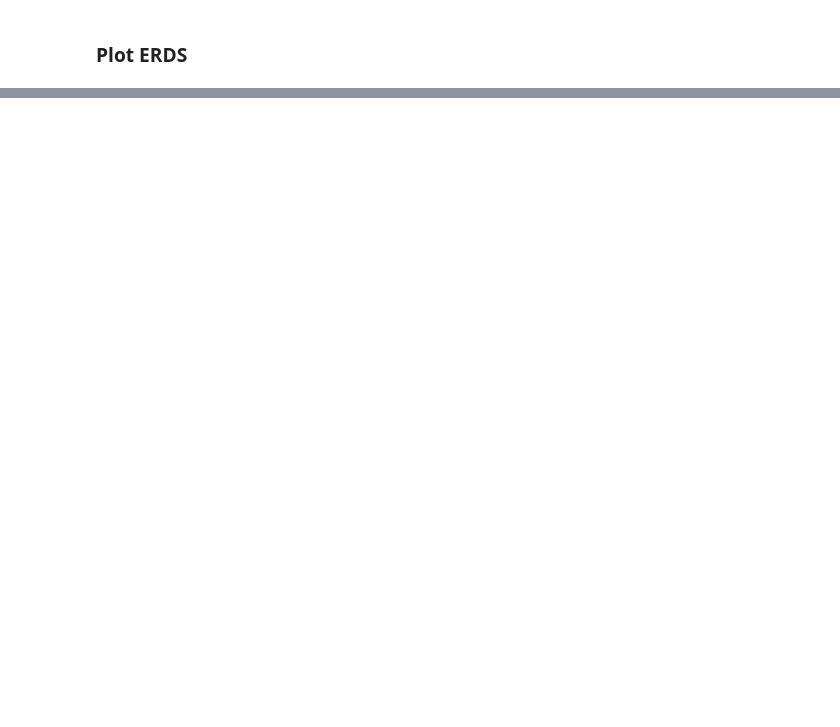
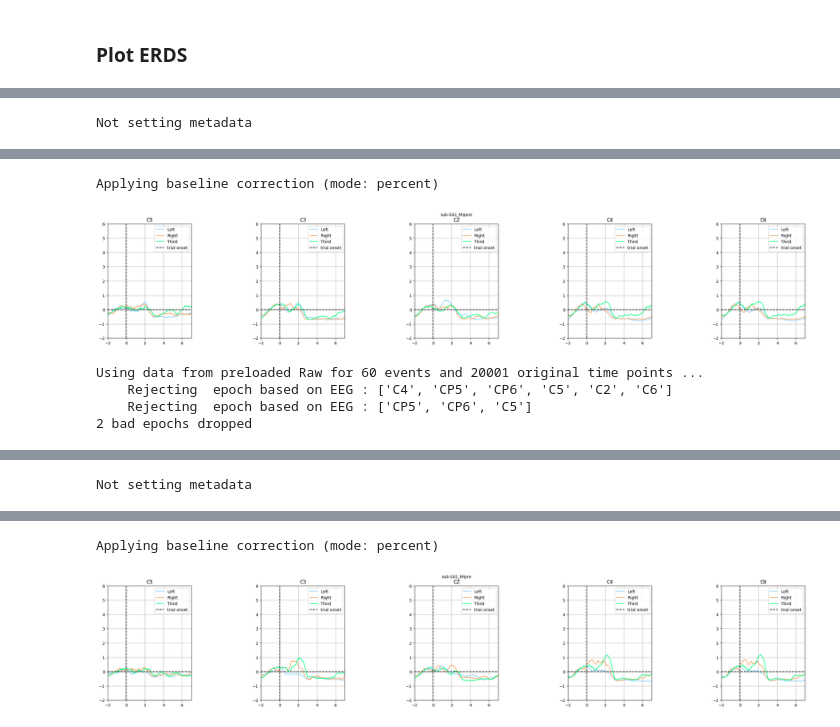
Before and after one commit to Mrwn-H/TNE, a Jupyter notebook: timefreq_analysis.ipynb, the cells around one changed output, grey strips where cells are left out. Cells and saved outputs as stored; diff of their text form; code cells hidden in the pictures; blank space fills up the shorter version.

```diff
--- a/timefreq_analysis.ipynb
+++ b/timefreq_analysis.ipynb
@@ -721,0 +1484,7 @@ Converting "ch_type" to "category"...
+# %%
+fnames = eegbci.load_data(subject=1, runs=(6, 10, 14))
+raw = concatenate_raws([read_raw_edf(f, preload=True) for f in fnames])
+
+raw.rename_channels(lambda x: x.strip('.'))  # remove dots from channel names
+
+events, _ = mne.events_from_annotations(raw, event_id=dict(T1=2, T2=3))
@@ -721,0 +1516,6 @@ Converting "ch_type" to "category"...
+# %%
+tmin, tmax = -1, 4
+event_ids = dict(left=2, right=3)  # map event IDs to tasks
+
+epochs = mne.Epochs(raw, events, event_ids, tmin - 0.5, tmax + 0.5,
+                    picks=('C3', 'Cz', 'C4'), baseline=None, preload=True)
@@ -721,0 +1624,5 @@ Converting "ch_type" to "category"...
+# %%
+print(tfr.freqs)
+freq_mask = (tfr.freqs >= 8) & (tfr.freqs <= 12)
+tfr['left'].data.shape
+avg_l = tfr['left'].data[:,:,freq_mask,:]
@@ -721,0 +1631,2 @@ Converting "ch_type" to "category"...
+# %%
+epoch_dict = get_epochs(select_keys(EEG_dict_corrected_CAR,[MIPRE,MIPOST]),EVENTS_dict)
@@ -721,0 +1651,50 @@ Converting "ch_type" to "category"...
+# %%
+freqs = np.arange(1, 40)  # frequencies from 2-35Hz
+vmin, vmax = -1, 1.5  # set min and max ERDS values in plot
+baseline = (-2, 0.)  # baseline interval (in s)
+tmin = -2.
+tmax = 7.
+colors = {'Left':'lightskyblue',
+          'Right':'sandybrown',
+          'Third':'springgreen'
+          }
+for cond in [MIPOST,MIPRE]:
+
+    epochs = epoch_dict[cond]['epochs'].copy()
+    epochs.load_data()
+    epochs.pick(['C5','C3','CZ','C4','C6'])
+    epochs.resample(500)
+
+    cnorm = TwoSlopeNorm(vmin=vmin, vcenter=0, vmax=vmax)  # min, center & max ERDS
+
+    kwargs = dict(n_permutations=100, step_down_p=0.05, seed=1,
+                buffer_size=None, out_type='mask')  # for cluster test
+    tfr = tfr_multitaper(epochs, freqs=freqs, n_cycles=freqs, use_fft=True,
+                        return_itc=False, average=False, decim=2)
+    tfr.crop(tmin, tmax).apply_baseline(baseline, mode="percent")
+
+    channels = tfr.ch_names
+    trials = list(tfr.event_id.keys())
+    freq_mask = (tfr.freqs >= 8) & (tfr.freqs <= 12)
+    fig,axs = plt.subplots(1,5)
+
+    for k,ch in enumerate(channels):
+        for trial in trials:
+            current_tfr = tfr.copy().pick([ch])
+            selection = current_tfr[trial].data[:,:,freq_mask,:]
+            avg = np.nanmean(np.mean(selection,axis=2),axis=0)
+            axs[k].plot(tfr.times,avg[0],color=colors[trial],label = trial)
+        axs[k].grid(True)
+        axs[k].set_ylim([-2, 6])
+        axs[k].set_xlim([-2, 7])
+        axs[k].axvline(x = baseline[1], color = 'black',linestyle="--", label = 'trial onset')
+        axs[k].axhline(y = 0., color = 'black',linestyle="--")
+        axs[k].legend()
+        axs[k].set_title(ch)
+    fig.tight_layout()
+    fig.set_figwidth(30)
+    fig.suptitle(cond, fontsize=10)
+    fig.subplots_adjust(left=0.1, right=0.9, top=0.9, bottom=0.08)
+    plt.show()
+    del epochs
+# %% [output]
@@ -721,0 +1709 @@ Converting "ch_type" to "category"...
+Not setting metadata
@@ -721,0 +1711,6 @@ Converting "ch_type" to "category"...
+Applying baseline correction (mode: percent)
+[figure, added]
+Using data from preloaded Raw for 60 events and 20001 original time points ...
+    Rejecting  epoch based on EEG : ['C4', 'CP5', 'CP6', 'C5', 'C2', 'C6']
+    Rejecting  epoch based on EEG : ['CP5', 'CP6', 'C5']
+2 bad epochs dropped
@@ -721,0 +1722 @@ Converting "ch_type" to "category"...
+Not setting metadata
@@ -721,0 +1724,2 @@ Converting "ch_type" to "category"...
+Applying baseline correction (mode: percent)
+[figure, added]
```
Also changed, not shown: parts of 227 cells of this notebook, 2 other files.
